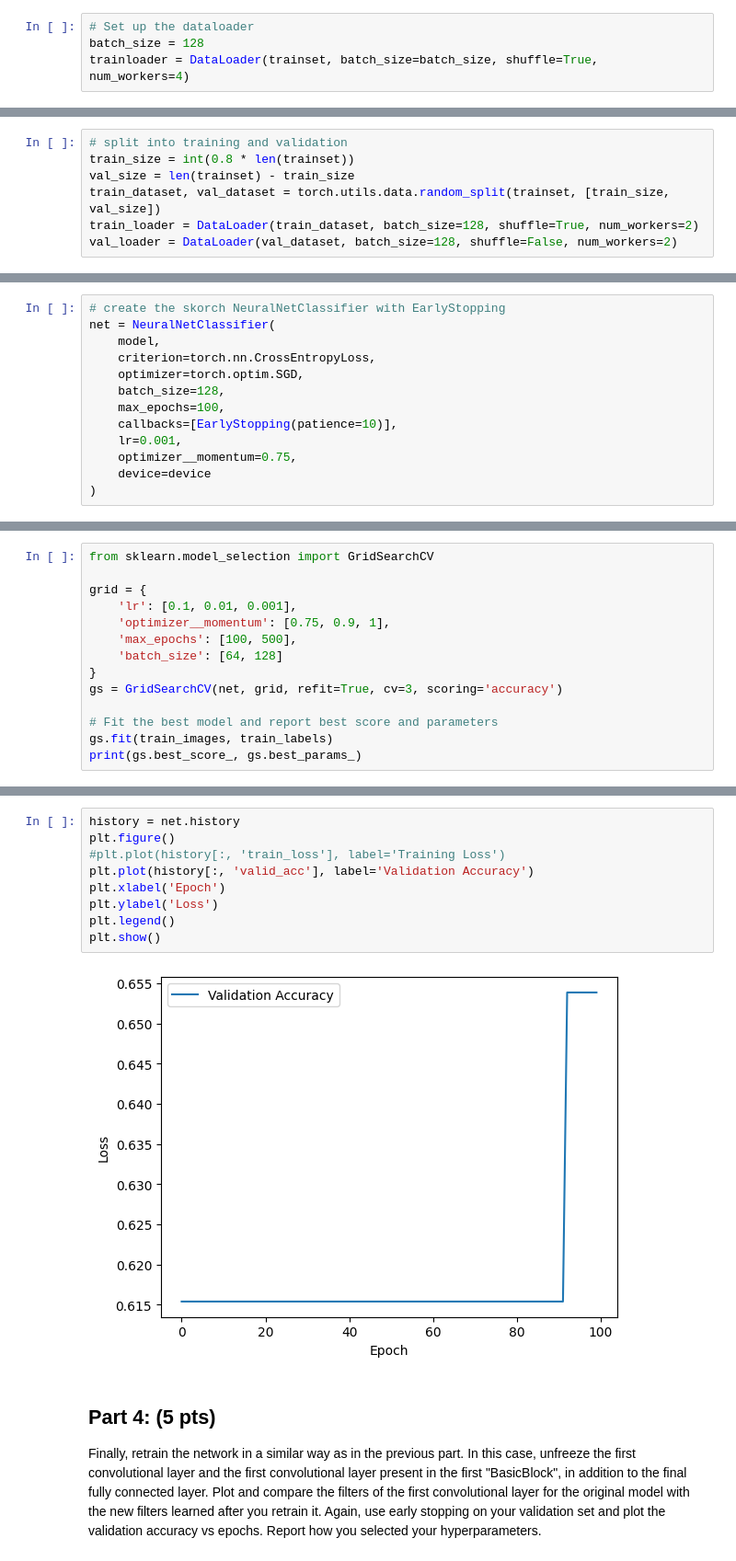
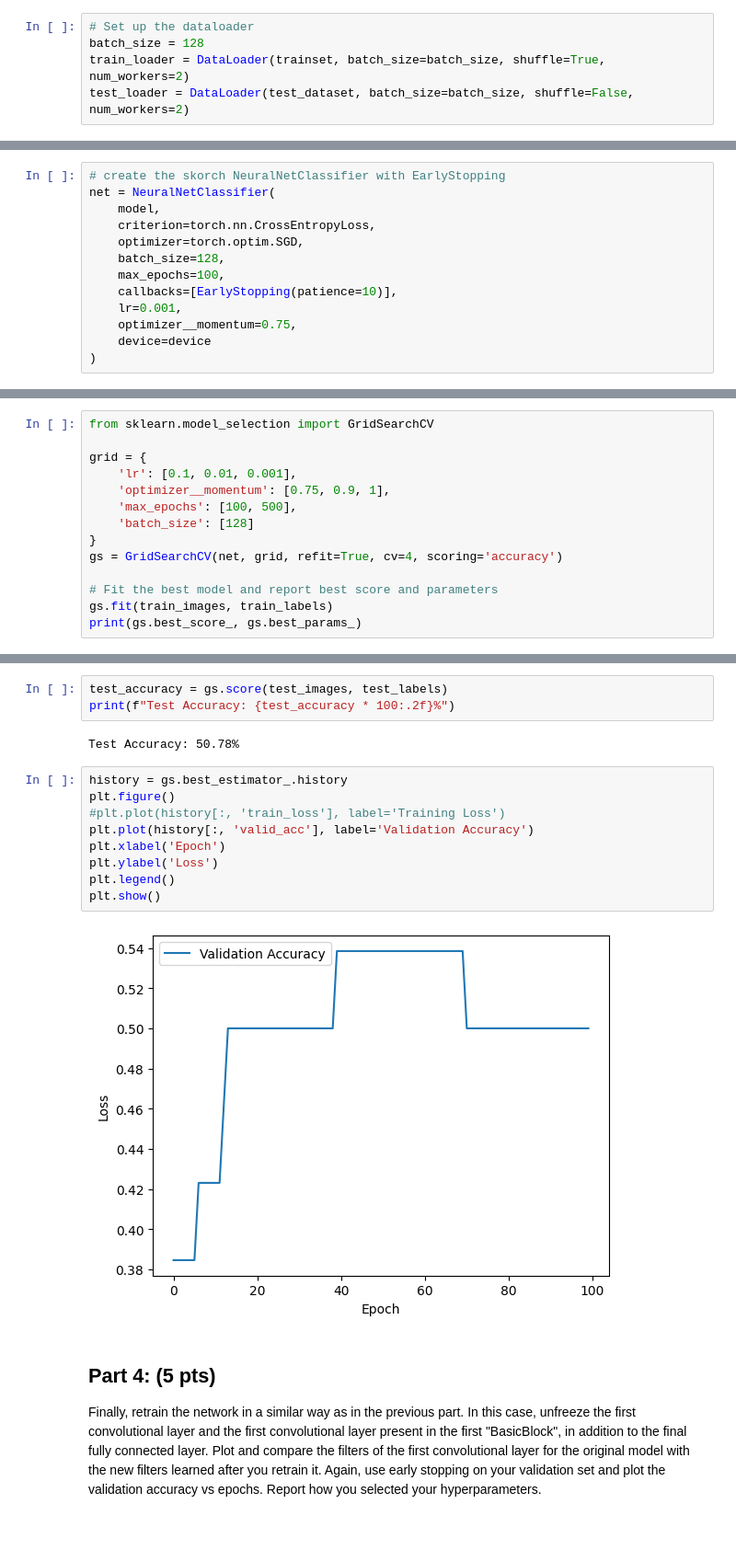
Before and after one commit to Jagardiner97/STAT-6685, a Jupyter notebook: HW4/src/transfer.ipynb, the cells around one changed output, grey strips where cells are left out. Shown at 92% size. Drawn from its saved outputs; the diff is of its cells as text; blank space fills up the shorter version.

Commit message:
Made changes to validation check and grid search score

```diff
--- a/HW4/src/transfer.ipynb
+++ b/HW4/src/transfer.ipynb
@@ -84,7 +93,8 @@ for i, index in enumerate(indices):
 # %%
 # Set up the dataloader
 batch_size = 128
-trainloader = DataLoader(trainset, batch_size=batch_size, shuffle=True, num_workers=4)
+train_loader = DataLoader(trainset, batch_size=batch_size, shuffle=True, num_workers=2)
+test_loader = DataLoader(test_dataset, batch_size=batch_size, shuffle=False, num_workers=2)
 # %% [markdown]
 ## Part 2: (5 pts)
 Download an image of any of the classes present in the ImageNet dataset and make sure the pretrained model is able to classify it correctly. Then, try a transformation or noise injection that can trick the network.
@@ -184,13 +188,6 @@ Clipping input data to the valid range for imshow with RGB data ([0..1] for floa
 # %% [markdown]
 ## Part 3: (5 pts)
 Now we will retrain the model for CIFAR10. Freeze all of the layers except for the last fully connected layer. Allow this last layer to adapt to the CIFAR10 dataset during the training. Create a validation set and implement an early stopping strategy. Plot the validation accuracy vs epochs and report your selection of hyper-parameters.
-# %%
-# split into training and validation
-train_size = int(0.8 * len(trainset))
-val_size = len(trainset) - train_size
-train_dataset, val_dataset = torch.utils.data.random_split(trainset, [train_size, val_size])
-train_loader = DataLoader(train_dataset, batch_size=128, shuffle=True, num_workers=2)
-val_loader = DataLoader(val_dataset, batch_size=128, shuffle=False, num_workers=2)
 # %%
 # modify the pretrained model's final layer
 for param in model.parameters():
@@ -255,9 +252,9 @@ grid = {
     'lr': [0.1, 0.01, 0.001],
     'optimizer__momentum': [0.75, 0.9, 1],
     'max_epochs': [100, 500],
-    'batch_size': [64, 128]
+    'batch_size': [128]
 }
-gs = GridSearchCV(net, grid, refit=True, cv=3, scoring='accuracy')
+gs = GridSearchCV(net, grid, refit=True, cv=4, scoring='accuracy')
 
 # Fit the best model and report best score and parameters
 gs.fit(train_images, train_labels)
@@ -290,14 +282,19 @@ Validation Accuracy: 56.25%
+# %%
+test_accuracy = gs.score(test_images, test_labels)
+print(f"Test Accuracy: {test_accuracy * 100:.2f}%")
+# %% [output]
+Test Accuracy: 50.78%
 # %%
-history = net.history
+history = gs.best_estimator_.history
 plt.figure()
 #plt.plot(history[:, 'train_loss'], label='Training Loss')
 plt.plot(history[:, 'valid_acc'], label='Validation Accuracy')
 plt.xlabel('Epoch')
 plt.ylabel('Loss')
 plt.legend()
 plt.show()
 # %% [output]
-[figure, old version]
+[figure, new version]
 # %% [markdown]
 ## Part 4: (5 pts)
 Finally, retrain the network in a similar way as in the previous part. In this case, unfreeze the first convolutional layer and the first convolutional layer present in the first "BasicBlock", in addition to the final fully connected layer. Plot and compare the filters of the first convolutional layer for the original model with the new filters learned after you retrain it. Again, use early stopping on your validation set and plot the validation accuracy vs epochs. Report how you selected your hyperparameters.
```
Also changed, not shown: parts of 8 cells of this notebook.
